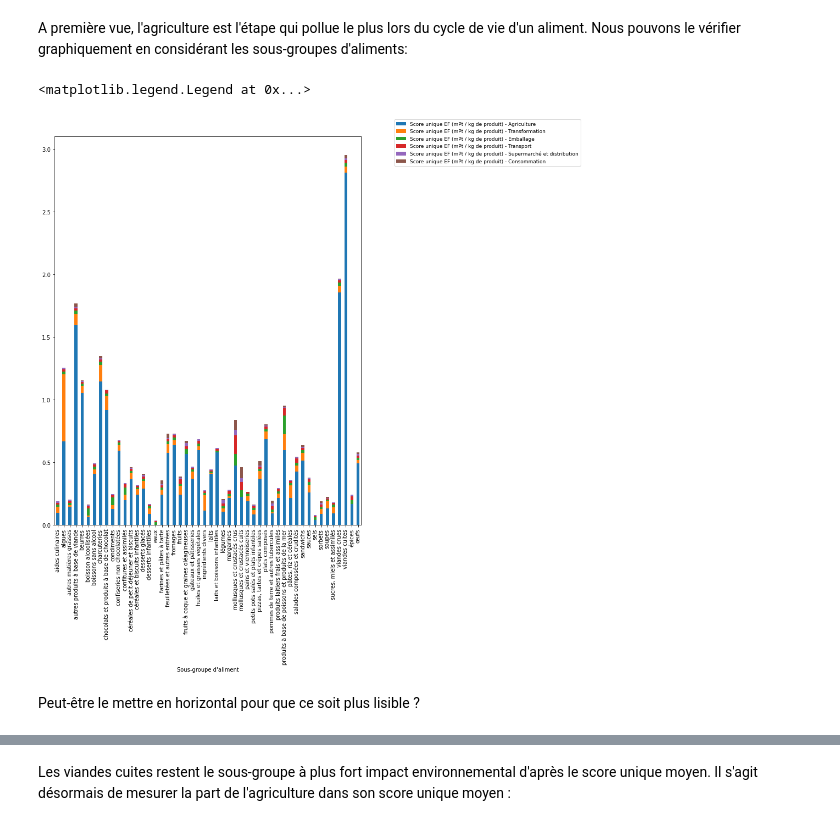
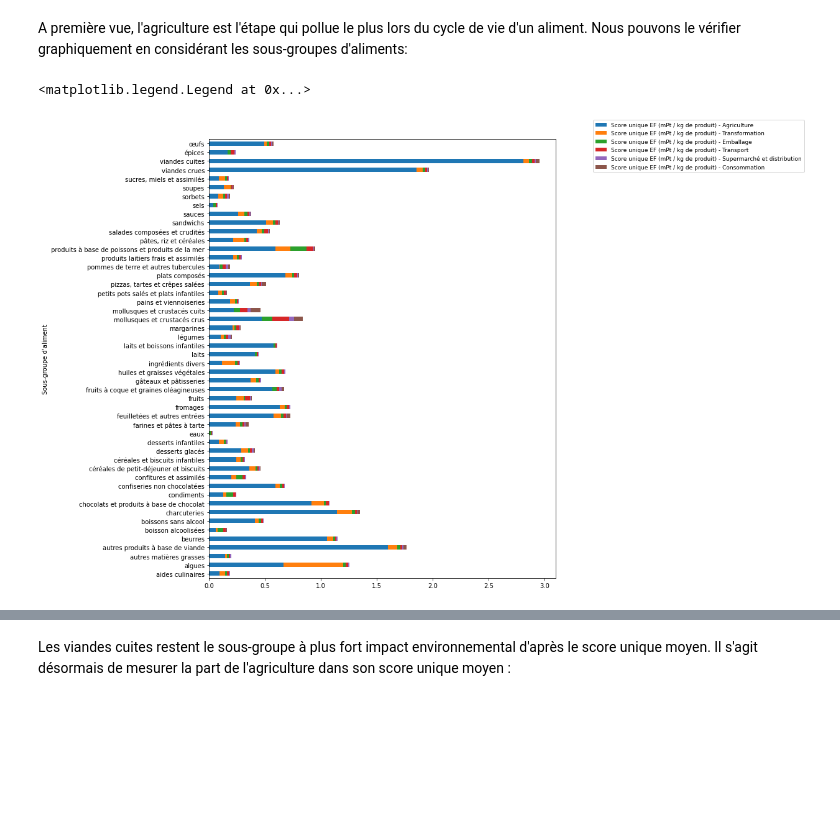
Before and after one commit to Python-pour-l-economiste/Projet, a Jupyter notebook: Notebook synthétique .ipynb, the cells around one changed output, grey strips where cells are left out. Cells and saved outputs as stored; diff of their text form; code cells hidden in the pictures; blank space fills up the shorter version.

```diff
--- a/Notebook synthétique .ipynb
+++ b/Notebook synthétique .ipynb
@@ -186,9 +188,9 @@ df_etapes = df_etapes[df_etapes["DQR"]<=3].copy()
 df_etapes = df_etapes.drop_duplicates(subset = ['Score unique EF (mPt / kg de produit)-Moyenne'])
 
 #Finalement, nous classons comme précédemment les données en fonction du sous-groupe d'aliment.
-df_etapes_propre = df_etapes.sort_values("Sous-groupe d'aliment", ascending = True).copy()
-df_etapes_propre = df_etapes_propre.reset_index(drop=True)
-df_etapes_propre.head(5)
+df_etapes = df_etapes.sort_values("Sous-groupe d'aliment", ascending = True).copy()
+df_etapes = df_etapes.reset_index(drop=True)
+df_etapes.head(5)
 # %% [output]
 |  | Sous-groupe d'aliment | Nom du Produit en Français | Score unique EF (mPt / kg de prod... | Score unique EF (mPt / kg de prod... | ... |
 | 0 | aides culinaires | Préparation culinaire à base de s... | 0.031080 | 0.094796 | ... |
@@ -718,15 +720,12 @@ dtype: float64
 
 A première vue, l'agriculture est l'étape qui pollue le plus lors du cycle de vie d'un aliment. Nous pouvons le vérifier graphiquement en considérant les sous-groupes d'aliments:
 # %%
-
 df_etapes_copy = df_etapes.copy()
 df_etapes_copy.drop(["DQR", "Score unique EF (mPt / kg de produit)-Moyenne"], axis = "columns", inplace = True)
-df_etapes_copy.groupby("Sous-groupe d'aliment").mean().plot(kind="bar",stacked = True, figsize=(10,13)).legend(bbox_to_anchor=(1.1, 1.05),prop = {'size': 9})
+df_etapes_copy.groupby("Sous-groupe d'aliment").mean().plot(kind="barh",stacked = True, figsize=(10,13)).legend(bbox_to_anchor=(1.1, 1.05),prop = {'size': 9})
 # %% [output]
 <matplotlib.legend.Legend at 0x...>
-[figure, old version]
+[figure, new version]
-# %% [markdown]
-Peut-être le mettre en horizontal pour que ce soit plus lisible ?
 # %%
 df_etapes_fort_impact = df_etapes.sort_values("Score unique EF (mPt / kg de produit)-Moyenne", ascending = False)
 df_etapes_fort_impact.head(5)
```
Also changed, not shown: parts of 82 cells of this notebook.
